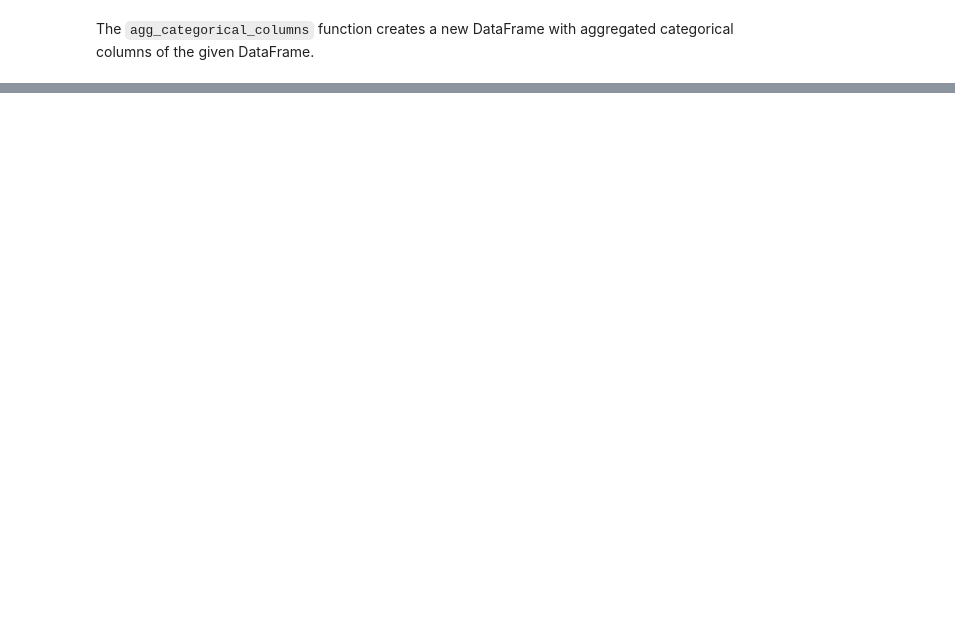
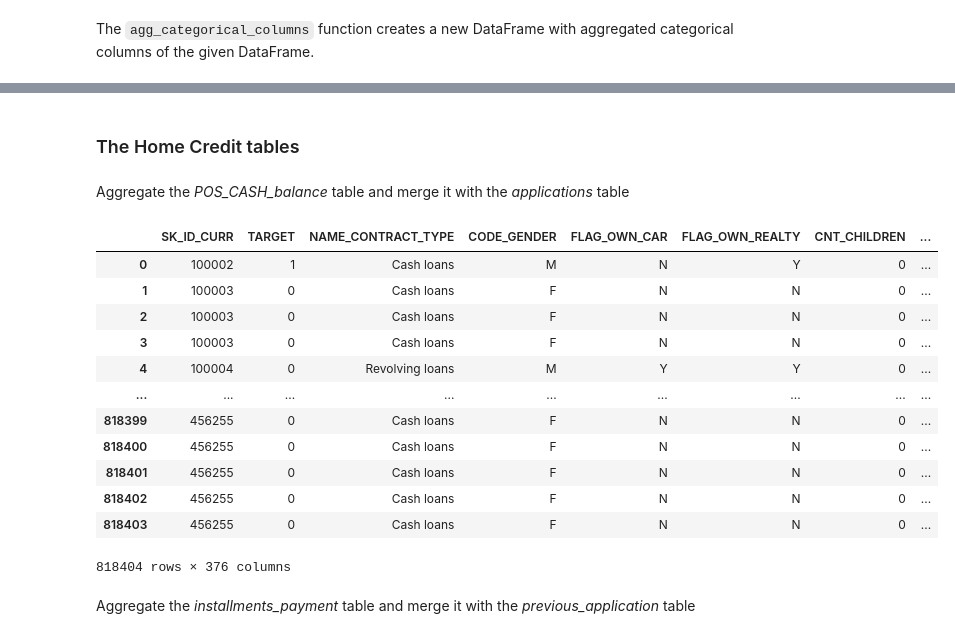
Before and after one commit to stemil01/ml-loan-repayment, a Jupyter notebook: data_preprocessing.ipynb, the cells around one changed output, grey strips where cells are left out. Drawn from its saved outputs; the diff is of its cells as text; code cells hidden in the pictures; blank space fills up the shorter version.

Commit message:
Merge all data features in a single DataFrame.

```diff
--- a/data_preprocessing.ipynb
+++ b/data_preprocessing.ipynb
@@ -193,0 +171,6 @@ agg_categorical_columns(bureau_df, groupby_columns=["SK_ID_CURR"])
+# %%
+def agg_columns(df, groupby_columns, exclude_columns=None):
+    agg_numeric_df = agg_numeric_columns(df=df, groupby_columns=groupby_columns, exclude_columns=exclude_columns)
+    agg_categorical_df = agg_categorical_columns(df=df, groupby_columns=groupby_columns, exclude_columns=exclude_columns)
+
+    return pd.merge(agg_numeric_df, agg_categorical_df, on=groupby_columns)
@@ -193,0 +181,3 @@ agg_categorical_columns(bureau_df, groupby_columns=["SK_ID_CURR"])
+# %%
+agg_bureau_balance_df = agg_columns(bureau_balance_df, groupby_columns=["SK_ID_BUREAU"])
+merged_bureau_bureau_balance_df = pd.merge(bureau_df, agg_bureau_balance_df, on="SK_ID_BUREAU", how="left")
@@ -193,0 +186,7 @@ agg_categorical_columns(bureau_df, groupby_columns=["SK_ID_CURR"])
+# %%
+agg_merged_bureau_bureau_balance_df = agg_columns(
+    merged_bureau_bureau_balance_df,
+    groupby_columns=["SK_ID_CURR"],
+    exclude_columns=["SK_ID_BUREAU"]
+)
+merged_applications_df = pd.merge(applications_df, agg_merged_bureau_bureau_balance_df, on="SK_ID_CURR", how="left")
@@ -193,0 +209,28 @@ agg_categorical_columns(bureau_df, groupby_columns=["SK_ID_CURR"])
+# %% [markdown]
+### The Home Credit tables
+# %% [markdown]
+Aggregate the *POS_CASH_balance* table and merge it with the *applications* table
+# %%
+agg_POS_CASH_balance_df = agg_columns(
+    POS_CASH_balance_df,
+    groupby_columns=["SK_ID_PREV", "SK_ID_CURR"]
+).drop(columns=["SK_ID_PREV"])
+merged_applications_df = pd.merge(merged_applications_df, agg_POS_CASH_balance_df, on="SK_ID_CURR", how="left")
+# %%
+merged_applications_df
+# %% [output]
+|  | SK_ID_CURR | TARGET | NAME_CONTRACT_TYPE | CODE_GENDER | FLAG_OWN_CAR | FLAG_OWN_REALTY | CNT_CHILDREN | ... |
+| 0 | 100002 | 1 | Cash loans | M | N | Y | 0 | ... |
+| 1 | 100003 | 0 | Cash loans | F | N | N | 0 | ... |
+| 2 | 100003 | 0 | Cash loans | F | N | N | 0 | ... |
+| 3 | 100003 | 0 | Cash loans | F | N | N | 0 | ... |
+| 4 | 100004 | 0 | Revolving loans | M | Y | Y | 0 | ... |
+| ... | ... | ... | ... | ... | ... | ... | ... | ... |
+| 818399 | 456255 | 0 | Cash loans | F | N | N | 0 | ... |
+| 818400 | 456255 | 0 | Cash loans | F | N | N | 0 | ... |
+| 818401 | 456255 | 0 | Cash loans | F | N | N | 0 | ... |
+| 818402 | 456255 | 0 | Cash loans | F | N | N | 0 | ... |
+| 818403 | 456255 | 0 | Cash loans | F | N | N | 0 | ... |
+818404 rows × 376 columns
+# %% [markdown]
+Aggregate the *installments_payment* table and merge it with the *previous_application* table
```
Also changed, not shown: parts of 14 cells of this notebook.
